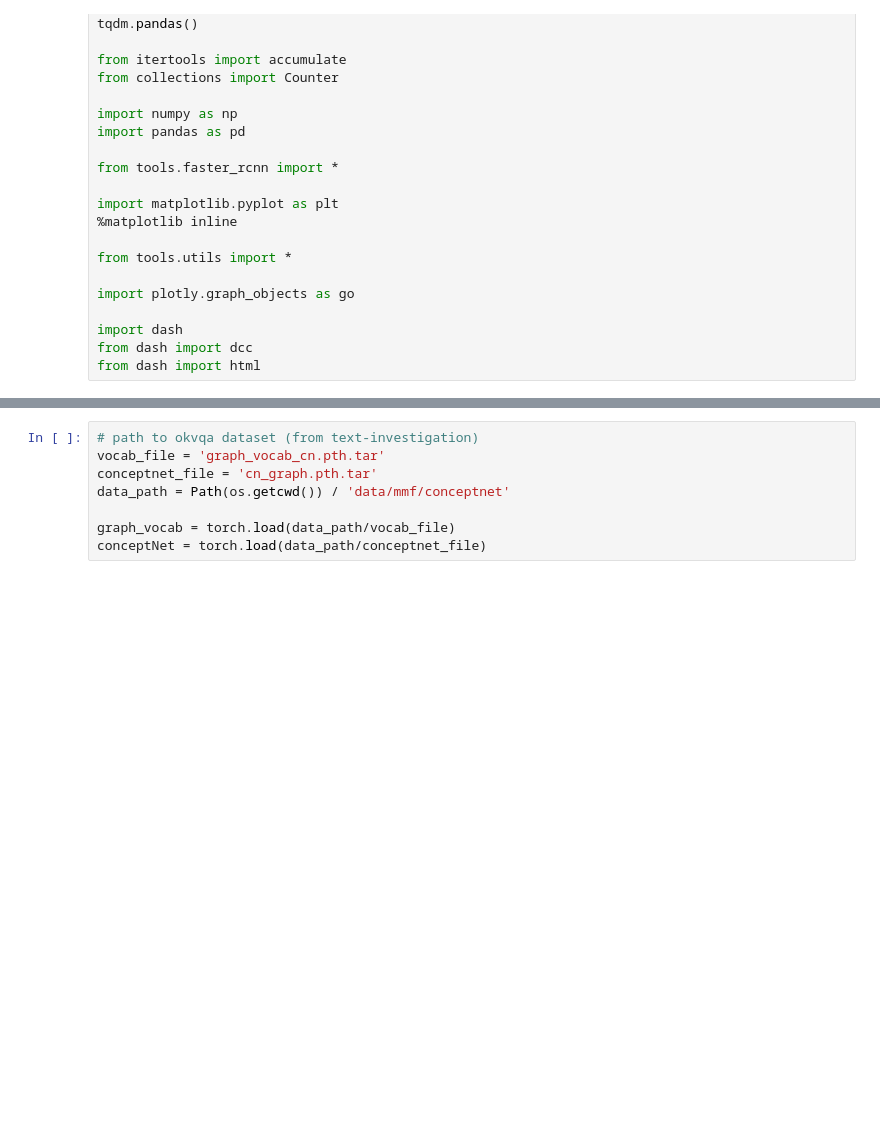
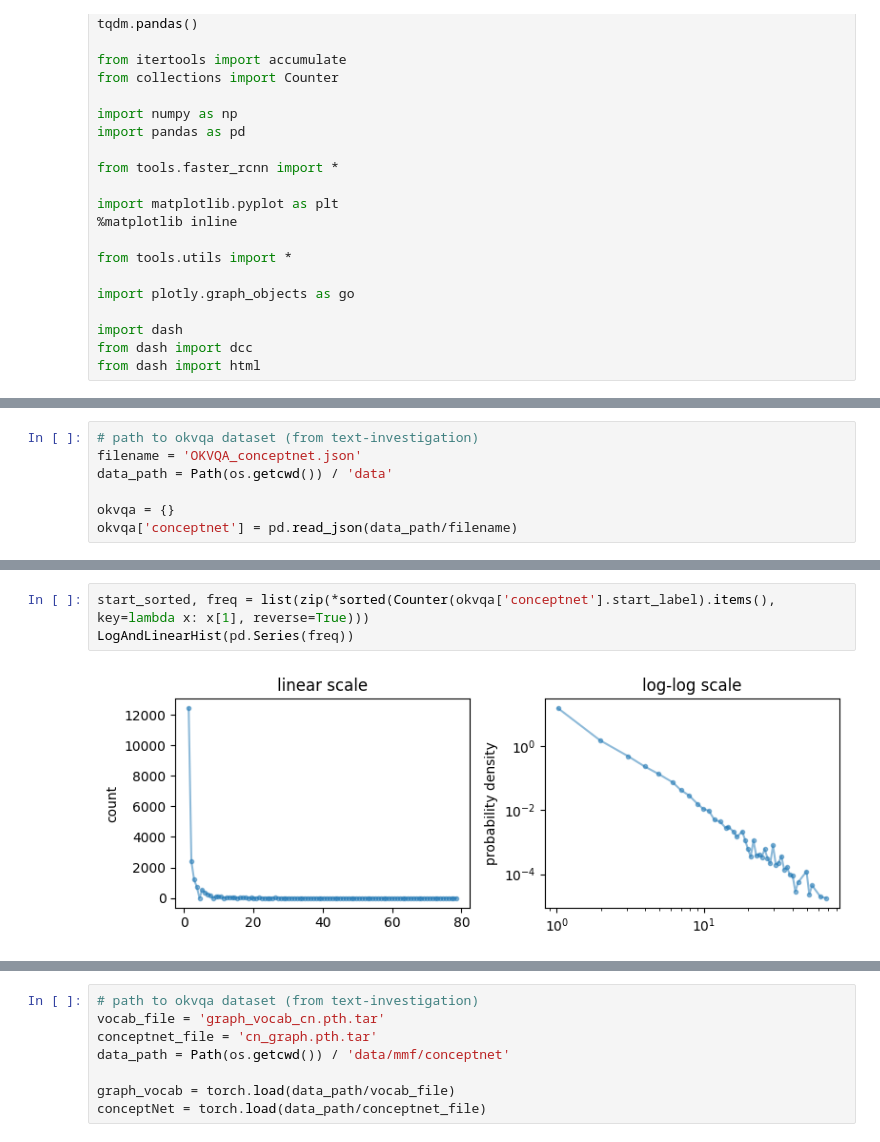
Before and after one commit to albertkjoller/knowledgeVQA, a Jupyter notebook: data_investigation/okvqa_knowledge.ipynb, the cells around one changed output, grey strips where cells are left out. Saved outputs shown, nothing was run; the diff lists cells and outputs as text; blank space fills up the shorter version.

```diff
--- a/data_investigation/okvqa_knowledge.ipynb
+++ b/data_investigation/okvqa_knowledge.ipynb
@@ -28,0 +29,7 @@ This notebook examines the ConceptNet Knowledge Graph.
+# %%
+# path to okvqa dataset (from text-investigation)
+filename = 'OKVQA_conceptnet.json'
+data_path = Path(os.getcwd()) / 'data'
+
+okvqa = {}
+okvqa['conceptnet'] = pd.read_json(data_path/filename)
@@ -28,0 +59,5 @@ This notebook examines the ConceptNet Knowledge Graph.
+# %%
+start_sorted, freq = list(zip(*sorted(Counter(okvqa['conceptnet'].start_label).items(), key=lambda x: x[1], reverse=True)))
+LogAndLinearHist(pd.Series(freq))
+# %% [output]
+[figure, added]
```
Also changed, not shown: parts of 26 cells of this notebook, 4 other files.
